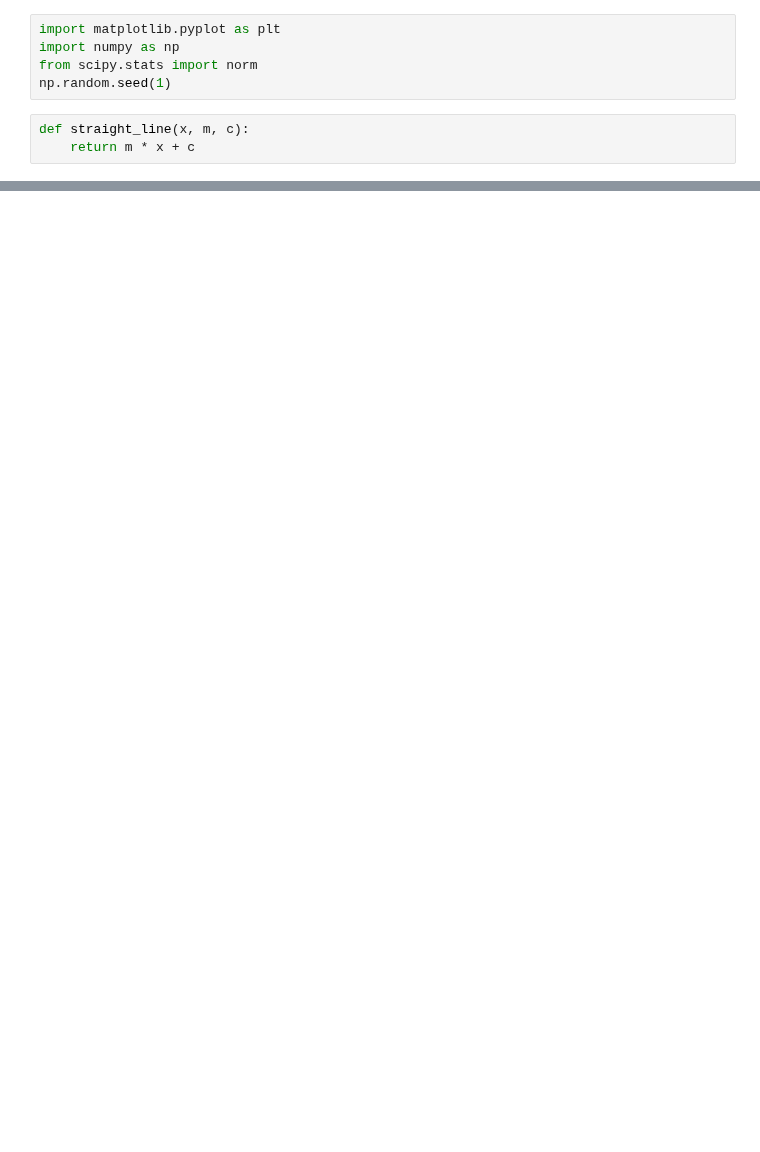
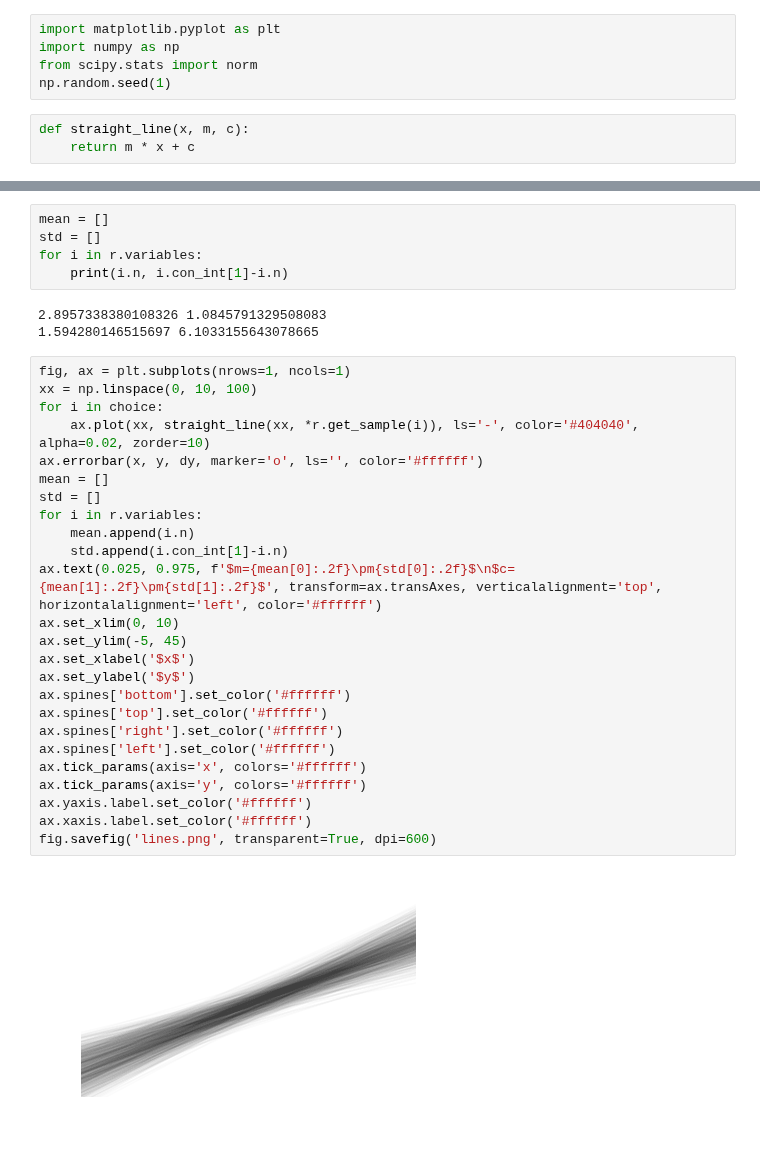
Before and after one commit to arm61/arm61.github.io, a Jupyter notebook: talks/dram_entertain/Untitled.ipynb, the cells around one changed output, grey strips where cells are left out. Drawn from its saved outputs; the diff is of its cells as text; blank space fills up the shorter version.

```diff
--- a/talks/dram_entertain/Untitled.ipynb
+++ b/talks/dram_entertain/Untitled.ipynb
@@ -25,0 +81,35 @@ fig.savefig('xy.png')
+# %%
+mean = []
+std = []
+for i in r.variables:
+    print(i.n, i.con_int[1]-i.n)
+# %% [output]
+2.8957338380108326 1.0845791329508083
+1.594280146515697 6.1033155643078665
+# %%
+fig, ax = plt.subplots(nrows=1, ncols=1)
+xx = np.linspace(0, 10, 100)
+for i in choice:
+    ax.plot(xx, straight_line(xx, *r.get_sample(i)), ls='-', color='#404040', alpha=0.02, zorder=10)
+ax.errorbar(x, y, dy, marker='o', ls='', color='#ffffff')
+mean = []
+std = []
+for i in r.variables:
+    mean.append(i.n)
+    std.append(i.con_int[1]-i.n)
+ax.text(0.025, 0.975, f'$m={mean[0]:.2f}\pm{std[0]:.2f}$\n$c={mean[1]:.2f}\pm{std[1]:.2f}$', transform=ax.transAxes, verticalalignment='top', horizontalalignment='left', color='#ffffff')
+ax.set_xlim(0, 10)
+ax.set_ylim(-5, 45)
+ax.set_xlabel('$x$')
+ax.set_ylabel('$y$')
+ax.spines['bottom'].set_color('#ffffff')
+ax.spines['top'].set_color('#ffffff')
+ax.spines['right'].set_color('#ffffff')
+ax.spines['left'].set_color('#ffffff')
+ax.tick_params(axis='x', colors='#ffffff')
+ax.tick_params(axis='y', colors='#ffffff')
+ax.yaxis.label.set_color('#ffffff')
+ax.xaxis.label.set_color('#ffffff')
+fig.savefig('lines.png', transparent=True, dpi=600)
+# %% [output]
+[figure, added]
```
Also changed, not shown: parts of 51 cells of this notebook, 21 other files.
